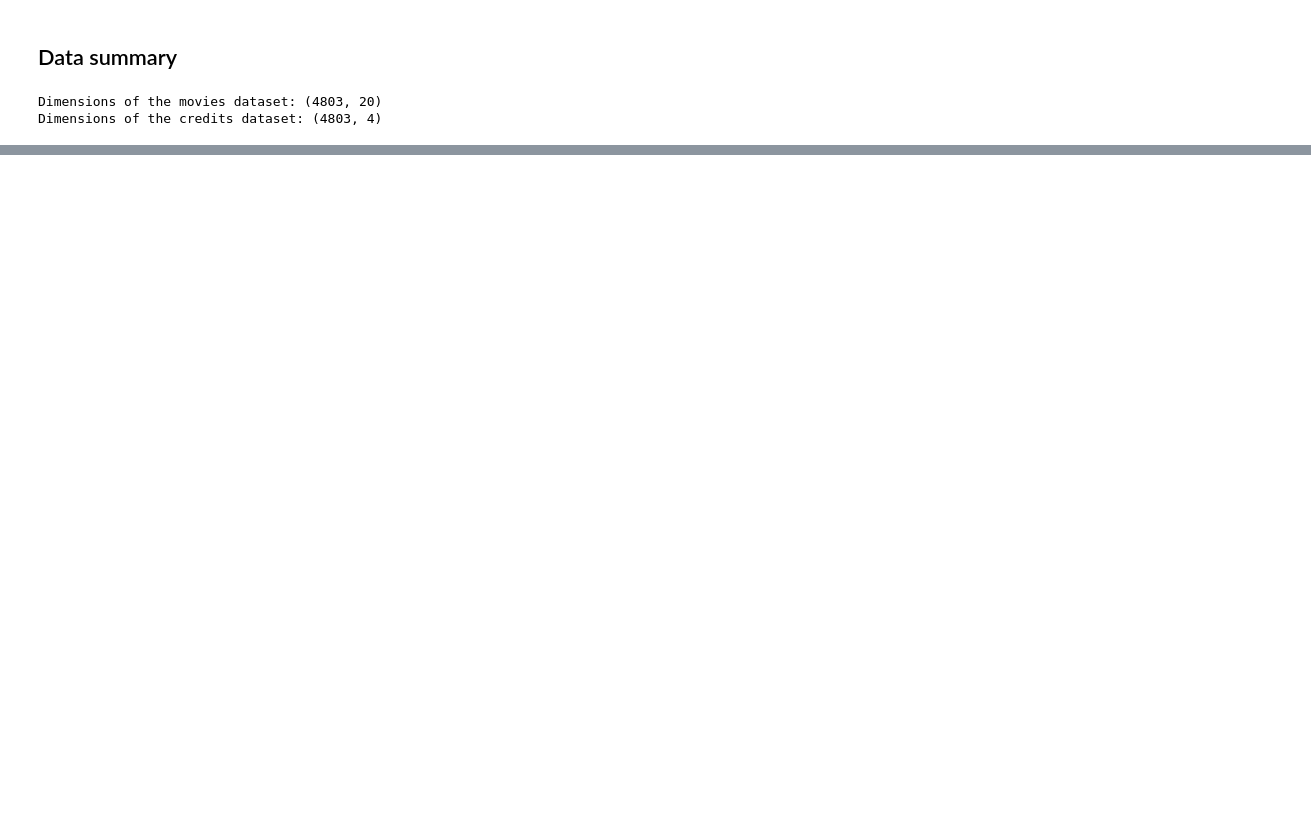
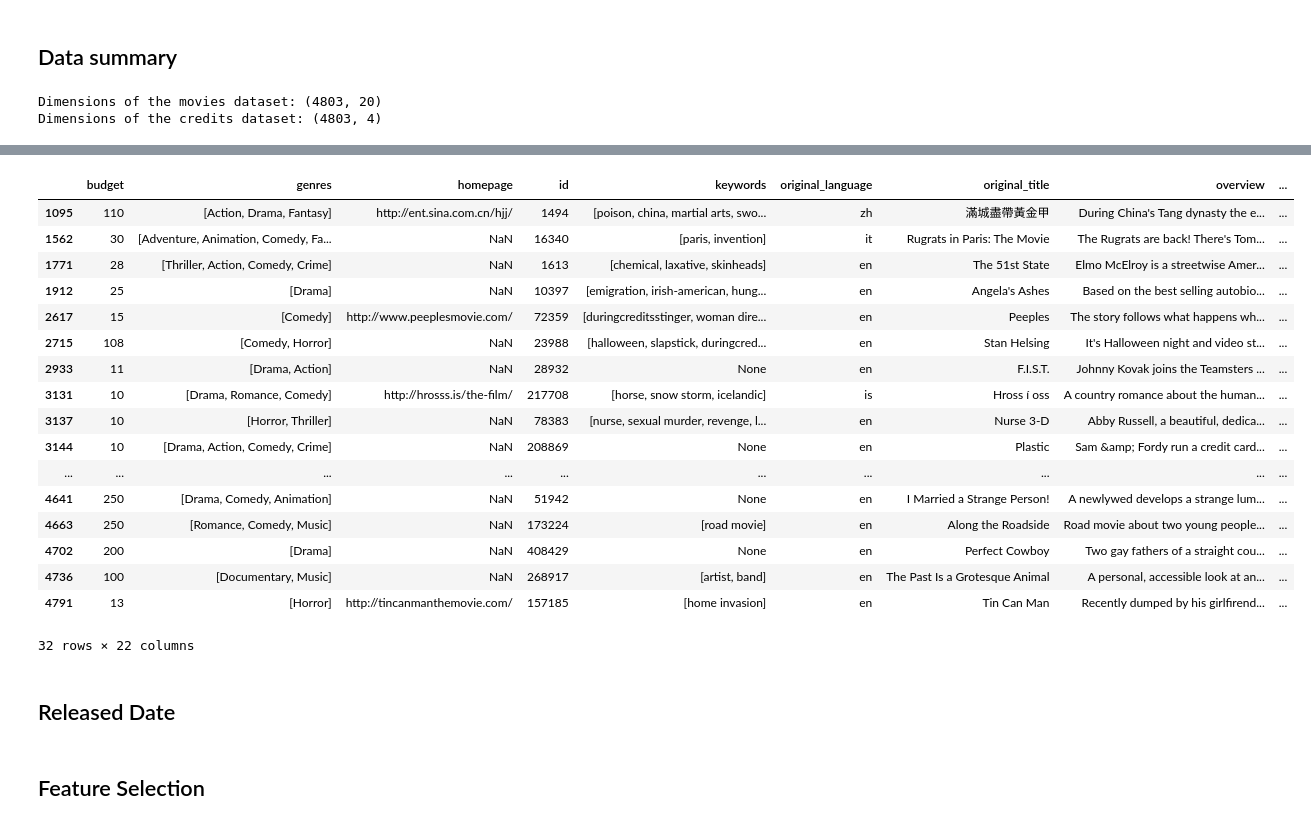
Before and after one commit to FatemehCh97/TMDB-Movie-Analytics-and-Recommendation, a Jupyter notebook: src/TMDB_Insights.ipynb, the cells around one changed output, grey strips where cells are left out. Saved outputs shown, nothing was run; the diff lists cells and outputs as text; code cells hidden in the pictures; blank space fills up the shorter version.

```diff
--- a/src/TMDB_Insights.ipynb
+++ b/src/TMDB_Insights.ipynb
@@ -79,0 +250,9 @@ credits_df.head()
+# %%
+# Extract relevant information (names) from parsed JSON data (except cast and crew)
+for column in ['genres', 'keywords', 'production_countries', 'production_companies', 'spoken_languages']:
+    merged_df[column] = merged_df[column].apply(lambda x: [item['name'] for item in x] if x is not None else None)
+
+# Display the updated columns
+print("Updated columns:")
+for column in ['genres', 'keywords', 'production_countries', 'production_companies', 'spoken_languages']:
+    print(f"{column.capitalize()}: {merged_df[column][0]}")
@@ -79,0 +266,11 @@ credits_df.head()
+# %%
+# Extract names and genders from the cast column
+merged_df['cast'] = merged_df['cast'].apply(lambda x: [[member['name'], member['gender']] for member in x] if x is not None else None)
+
+# Extract names, departments, jobs, and genders from the crew column
+merged_df['crew'] = merged_df['crew'].apply(lambda x: [[member['name'], member['department'], member['job'], member['gender']] for member in x] if x is not None else None)
+
+# Display the updated columns
+print("Updated columns:")
+print("Cast:", merged_df['cast'][0][:5])
+print("Crew:", merged_df['crew'][0][:5])
@@ -79,0 +303,26 @@ credits_df.head()
+# %%
+# Set movie budgets with zero values to None
+merged_df.loc[merged_df['budget'] == 0, 'budget'] = None
+# %%
+merged_df[(merged_df['budget'] > 0) & (merged_df['budget'] < 1000)]
+# %% [output]
+|  | budget | genres | homepage | id | keywords | original_language | original_title | overview | ... |
+| 1095 | 110 | [Action, Drama, Fantasy] | http://ent.sina.com.cn/hjj/ | 1494 | [poison, china, martial arts, swo... | zh | 滿城盡帶黃金甲 | During China's Tang dynasty the e... | ... |
+| 1562 | 30 | [Adventure, Animation, Comedy, Fa... | NaN | 16340 | [paris, invention] | it | Rugrats in Paris: The Movie | The Rugrats are back! There's Tom... | ... |
+| 1771 | 28 | [Thriller, Action, Comedy, Crime] | NaN | 1613 | [chemical, laxative, skinheads] | en | The 51st State | Elmo McElroy is a streetwise Amer... | ... |
+| 1912 | 25 | [Drama] | NaN | 10397 | [emigration, irish-american, hung... | en | Angela's Ashes | Based on the best selling autobio... | ... |
+| 2617 | 15 | [Comedy] | http://www.peeplesmovie.com/ | 72359 | [duringcreditsstinger, woman dire... | en | Peeples | The story follows what happens wh... | ... |
+| 2715 | 108 | [Comedy, Horror] | NaN | 23988 | [halloween, slapstick, duringcred... | en | Stan Helsing | It's Halloween night and video st... | ... |
+| 2933 | 11 | [Drama, Action] | NaN | 28932 | None | en | F.I.S.T. | Johnny Kovak joins the Teamsters ... | ... |
+| 3131 | 10 | [Drama, Romance, Comedy] | http://hrosss.is/the-film/ | 217708 | [horse, snow storm, icelandic] | is | Hross í oss | A country romance about the human... | ... |
+| 3137 | 10 | [Horror, Thriller] | NaN | 78383 | [nurse, sexual murder, revenge, l... | en | Nurse 3-D | Abby Russell, a beautiful, dedica... | ... |
+| 3144 | 10 | [Drama, Action, Comedy, Crime] | NaN | 208869 | None | en | Plastic | Sam &amp; Fordy run a credit card... | ... |
+| ... | ... | ... | ... | ... | ... | ... | ... | ... | ... |
+| 4641 | 250 | [Drama, Comedy, Animation] | NaN | 51942 | None | en | I Married a Strange Person! | A newlywed develops a strange lum... | ... |
+| 4663 | 250 | [Romance, Comedy, Music] | NaN | 173224 | [road movie] | en | Along the Roadside | Road movie about two young people... | ... |
+| 4702 | 200 | [Drama] | NaN | 408429 | None | en | Perfect Cowboy | Two gay fathers of a straight cou... | ... |
+| 4736 | 100 | [Documentary, Music] | NaN | 268917 | [artist, band] | en | The Past Is a Grotesque Animal | A personal, accessible look at an... | ... |
+| 4791 | 13 | [Horror] | http://tincanmanthemovie.com/ | 157185 | [home invasion] | en | Tin Can Man | Recently dumped by his girlfirend... | ... |
+32 rows × 22 columns
+# %% [markdown]
+## Released Date
@@ -79,0 +340,2 @@ credits_df.head()
+# %% [markdown]
+## Feature Selection
```
Also changed, not shown: parts of 43 cells of this notebook.
